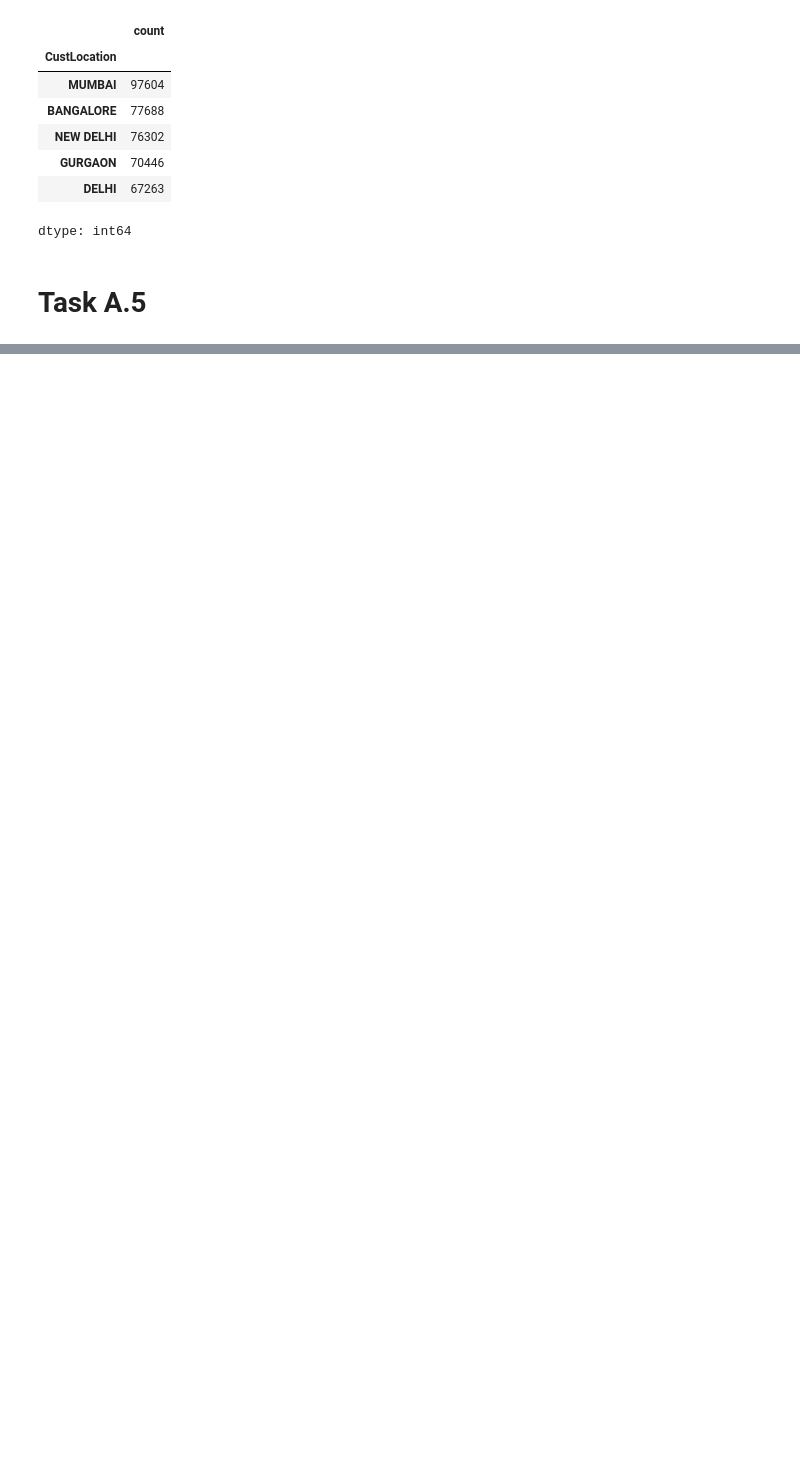
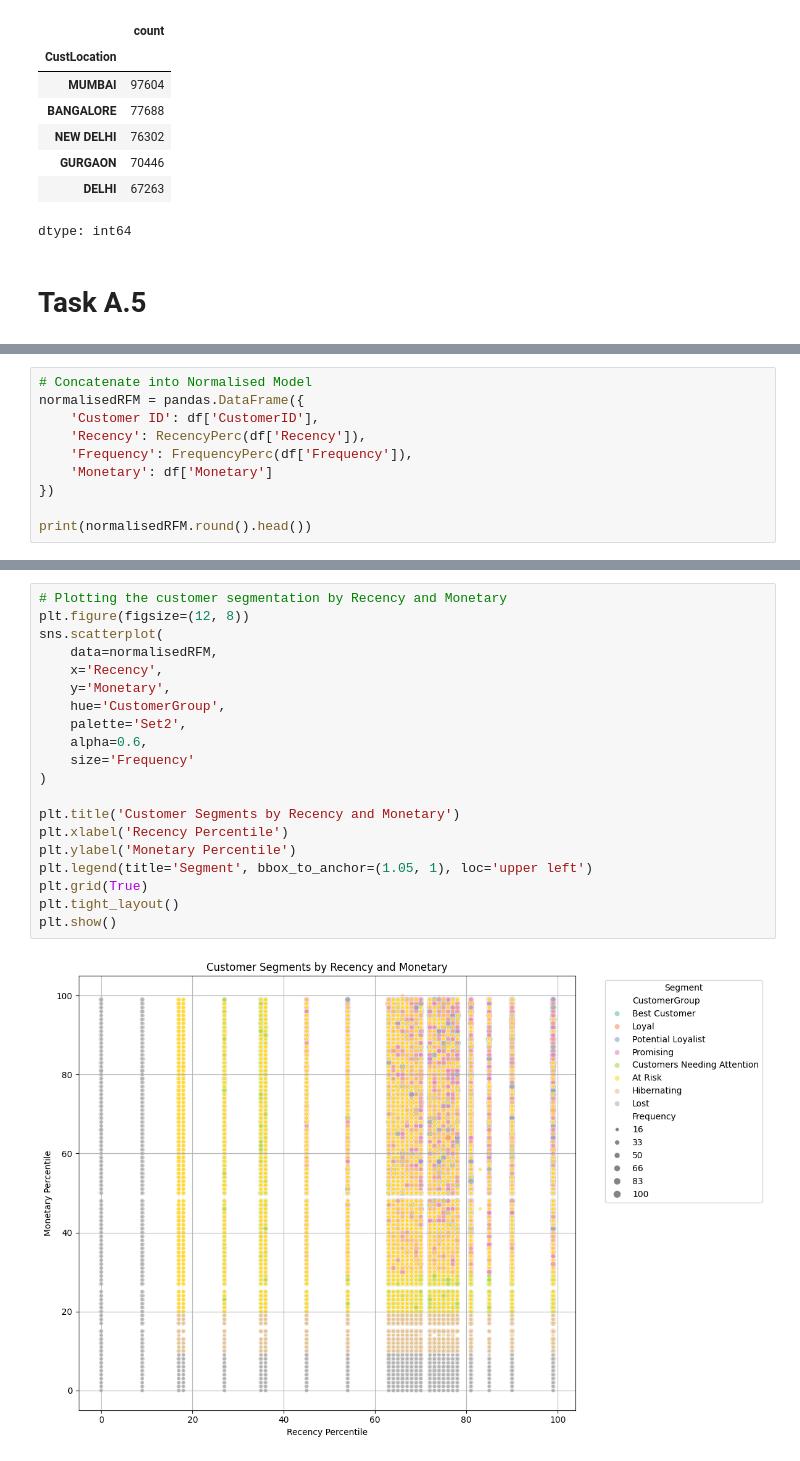
Before and after one commit to JoeBrunton/DWBI_CWK2, a Jupyter notebook: Bank_Transactions.ipynb, the cells around one changed output, grey strips where cells are left out. Saved outputs shown, nothing was run; the diff lists cells and outputs as text; blank space fills up the shorter version.

```diff
--- a/Bank_Transactions.ipynb
+++ b/Bank_Transactions.ipynb
@@ -285,0 +310,10 @@ Sorted by Frequency
+# %%
+# Concatenate into Normalised Model
+normalisedRFM = pandas.DataFrame({
+    'Customer ID': df['CustomerID'],
+    'Recency': RecencyPerc(df['Recency']),
+    'Frequency': FrequencyPerc(df['Frequency']),
+    'Monetary': df['Monetary']
+})
+
+print(normalisedRFM.round().head())
@@ -285,0 +462,22 @@ Sorted by Frequency
+# %%
+# Plotting the customer segmentation by Recency and Monetary
+plt.figure(figsize=(12, 8))
+sns.scatterplot(
+    data=normalisedRFM,
+    x='Recency',
+    y='Monetary',
+    hue='CustomerGroup',
+    palette='Set2',
+    alpha=0.6,
+    size='Frequency'
+)
+
+plt.title('Customer Segments by Recency and Monetary')
+plt.xlabel('Recency Percentile')
+plt.ylabel('Monetary Percentile')
+plt.legend(title='Segment', bbox_to_anchor=(1.05, 1), loc='upper left')
+plt.grid(True)
+plt.tight_layout()
+plt.show()
+# %% [output]
+[figure, added]
```
Also changed, not shown: parts of 47 cells of this notebook.
